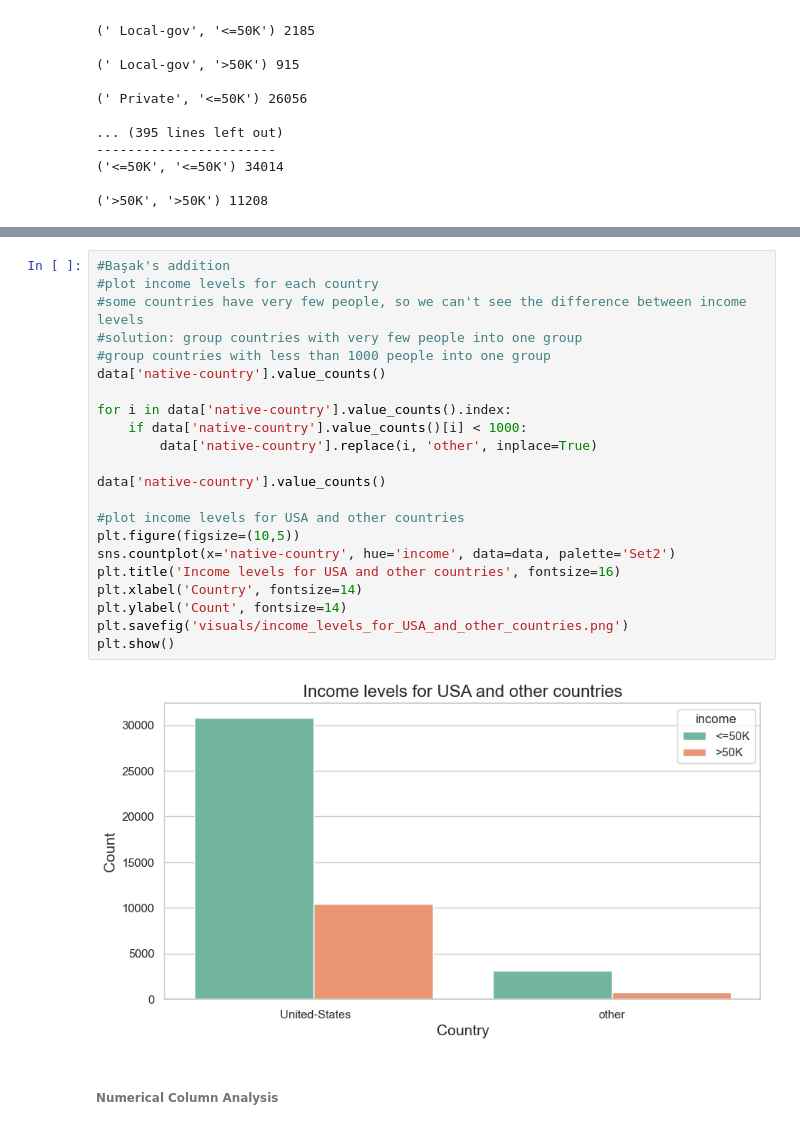
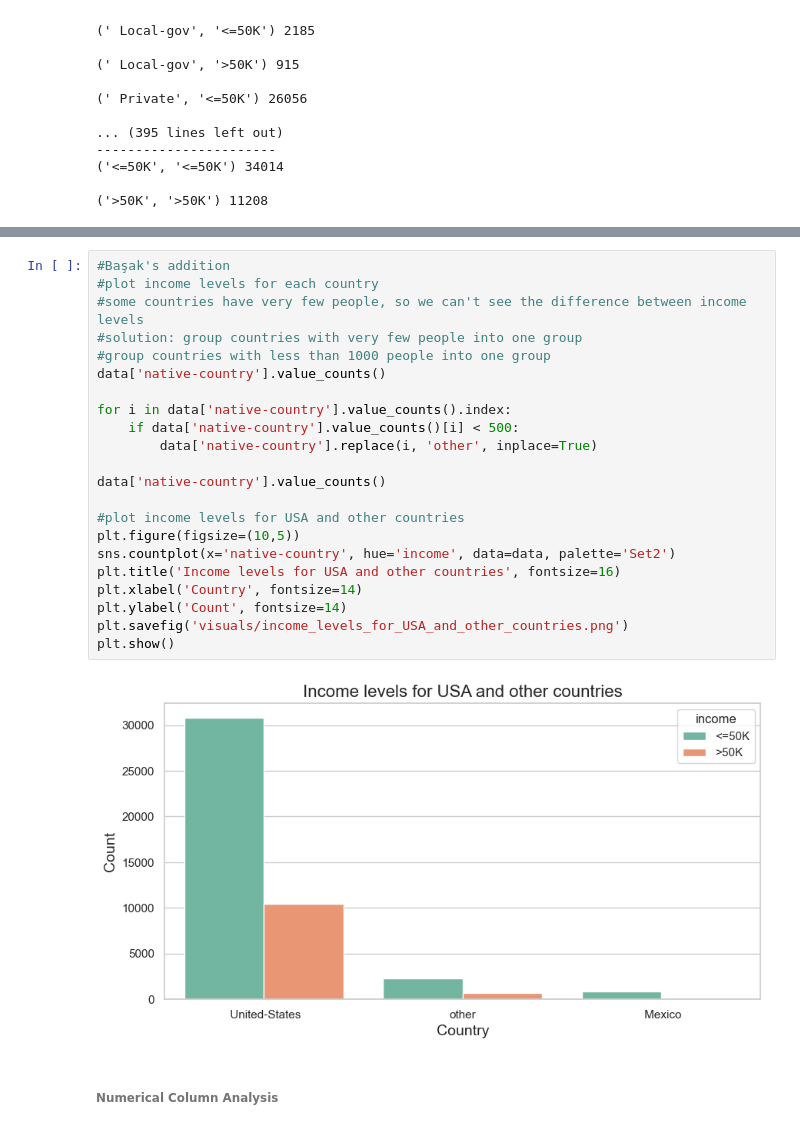
Before and after one commit to badicev/finding_donors, a Jupyter notebook: reproduce.ipynb, the cells around one changed output, grey strips where cells are left out. Drawn from its saved outputs; the diff is of its cells as text.

Commit message:
visuals added

```diff
--- a/reproduce.ipynb
+++ b/reproduce.ipynb
@@ -324,27 +324,27 @@ for column in categorical_columns:
 # %%
 #Başak's addition
 #plot income levels for each country
 #some countries have very few people, so we can't see the difference between income levels
 #solution: group countries with very few people into one group
 #group countries with less than 1000 people into one group
 data['native-country'].value_counts()
 
 for i in data['native-country'].value_counts().index:
-    if data['native-country'].value_counts()[i] < 1000:
+    if data['native-country'].value_counts()[i] < 500:
         data['native-country'].replace(i, 'other', inplace=True)
 
 data['native-country'].value_counts()
 
 #plot income levels for USA and other countries
 plt.figure(figsize=(10,5))
 sns.countplot(x='native-country', hue='income', data=data, palette='Set2')
 plt.title('Income levels for USA and other countries', fontsize=16)
 plt.xlabel('Country', fontsize=14)
 plt.ylabel('Count', fontsize=14)
 plt.savefig('visuals/income_levels_for_USA_and_other_countries.png')
 plt.show()
 # %% [output]
-[figure, old version]
+[figure, new version]
 # %% [markdown]
 <h6> Numerical Column Analysis </h6>
 # %%
```
Also changed, not shown: parts of 8 cells of this notebook, 33 other files.
